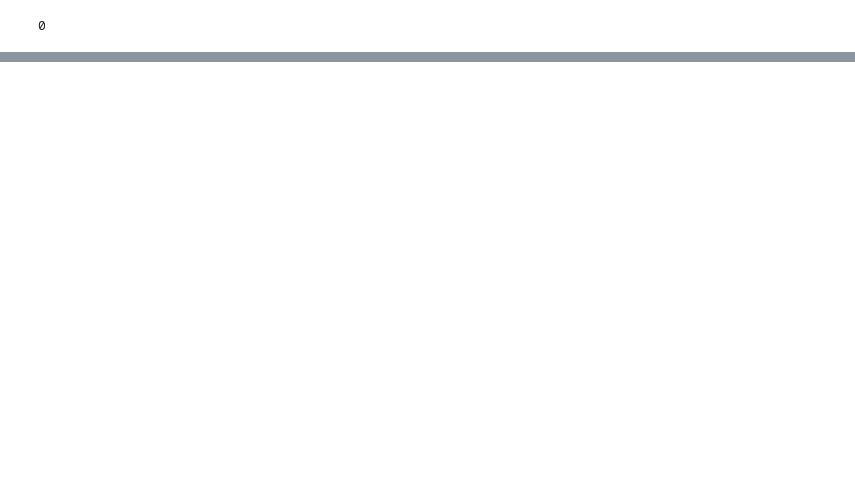
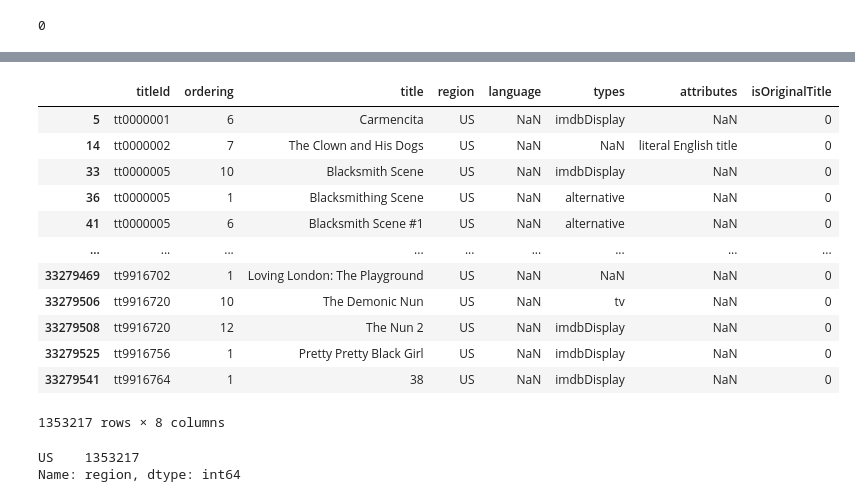
Before and after one commit to arechigajd/movies, a Jupyter notebook: movies.ipynb, the cells around one changed output, grey strips where cells are left out. Cells and saved outputs as stored; diff of their text form; code cells hidden in the pictures; blank space fills up the shorter version.

```diff
--- a/movies.ipynb
+++ b/movies.ipynb
@@ -161,0 +265,16 @@ Series([], Name: startYear, dtype: int64)
+# %%
+aka[aka['region'].str.contains('US') == True]
+# %% [output]
+|  | titleId | ordering | title | region | language | types | attributes | isOriginalTitle |
+| 5 | tt0000001 | 6 | Carmencita | US | NaN | imdbDisplay | NaN | 0 |
+| 14 | tt0000002 | 7 | The Clown and His Dogs | US | NaN | NaN | literal English title | 0 |
+| 33 | tt0000005 | 10 | Blacksmith Scene | US | NaN | imdbDisplay | NaN | 0 |
+| 36 | tt0000005 | 1 | Blacksmithing Scene | US | NaN | alternative | NaN | 0 |
+| 41 | tt0000005 | 6 | Blacksmith Scene #1 | US | NaN | alternative | NaN | 0 |
+| ... | ... | ... | ... | ... | ... | ... | ... | ... |
+| 33279469 | tt9916702 | 1 | Loving London: The Playground | US | NaN | NaN | NaN | 0 |
+| 33279506 | tt9916720 | 10 | The Demonic Nun | US | NaN | tv | NaN | 0 |
+| 33279508 | tt9916720 | 12 | The Nun 2 | US | NaN | imdbDisplay | NaN | 0 |
+| 33279525 | tt9916756 | 1 | Pretty Pretty Black Girl | US | NaN | imdbDisplay | NaN | 0 |
+| 33279541 | tt9916764 | 1 | 38 | US | NaN | imdbDisplay | NaN | 0 |
+1353217 rows × 8 columns
@@ -161,0 +283,5 @@ Series([], Name: startYear, dtype: int64)
+# %%
+aka['region'].value_counts()
+# %% [output]
+US    1353217
+Name: region, dtype: int64
```
Also changed, not shown: parts of 43 cells of this notebook, 3 other files.
